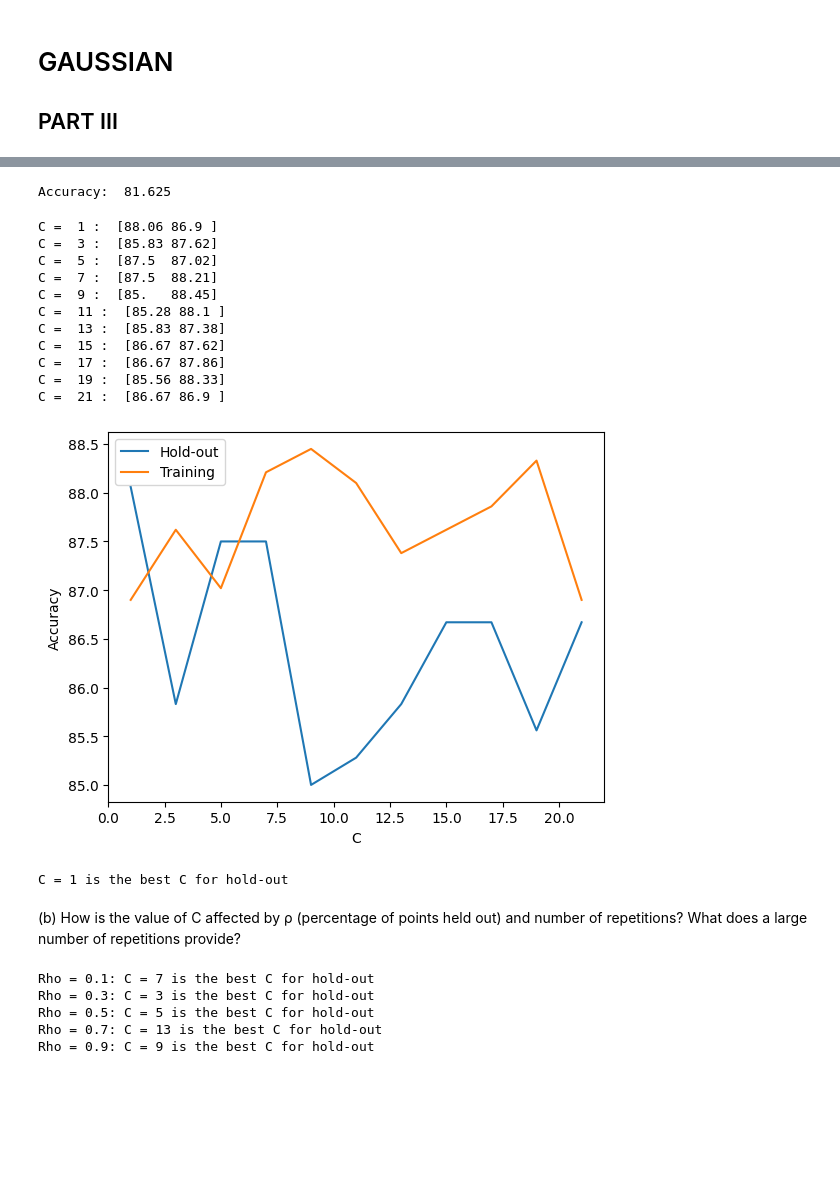
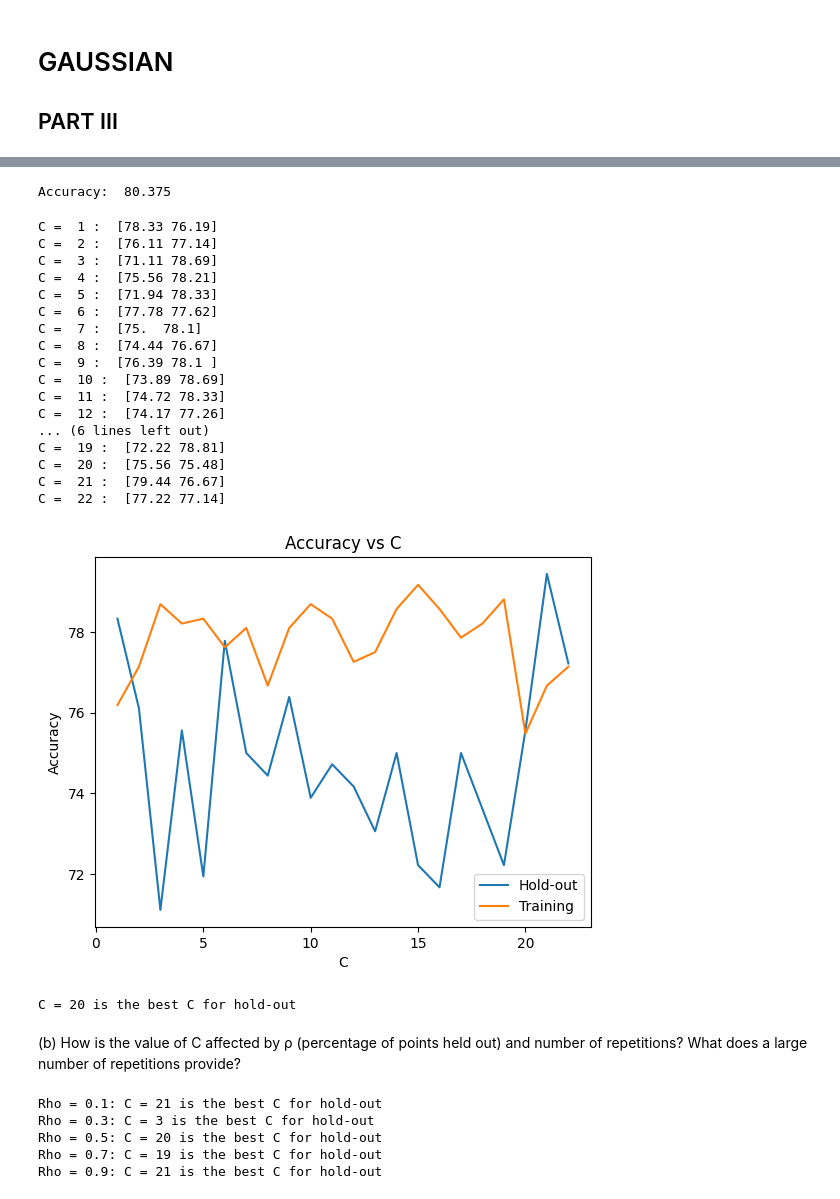
Before and after one commit to DarkWake9/EE5610, a Jupyter notebook: Assignment 1 part III.ipynb, the cells around one changed output, grey strips where cells are left out. Saved outputs shown, nothing was run; the diff lists cells and outputs as text; code cells hidden in the pictures; blank space fills up the shorter version.

```diff
--- a/Assignment 1 part III.ipynb
+++ b/Assignment 1 part III.ipynb
@@ -74,19 +59,18 @@ X_test = X_test[shuffle_idx]
 Y_test = Y_test[shuffle_idx]
 # %%
 def soft_margin_SVM_fit(X, Y, C=1.0):
+    #zeta >= 1 - y_i(w^T x_i + b)
+    #MINIMIZE: 0.5*||w||^2 + C*sum(zeta_i)
 
-    n = X.shape[0] # n datapoints
     d = X.shape[1] # d dimensions
-    hinge_loss = lambda x: np.maximum(0, 1-x)
 
 
-    kernel = lambda params: 0.5*np.linalg.norm(params[:-1])**2 + C * np.sum(hinge_loss(Y * (np.dot(X, params[:-1]) - params[-1])))
+    kernel = lambda params: 0.5*np.linalg.norm(params[:-1])**2 + C * np.sum(np.maximum(0, 1 - Y * (np.matmul(X, params[:-1]) - params[-1])))
 
     return sco.minimize(kernel, np.zeros(d+1))
-    # return sco.fmin(kernel, np.ones(d+1), disp=False)
 # %%
-params = soft_margin_SVM_fit(X_train, Y_train, C = 10).x
-params = params
+params = soft_margin_SVM_fit(X_train, Y_train, C = 10)
+params = params.x
 # %%
 params
 # %% [output]
@@ -109,7 +94,7 @@ accuracy = np.count_nonzero(Y_pred == Y_test) / Y_test.shape[0]
 
 print('Accuracy: ', accuracy*100)
 # %% [output]
-Accuracy:  81.625
+Accuracy:  80.375
 # %%
 hold_out_rho = 0.3
 C = 5
@@ -139,36 +124,43 @@ def outCVSVM(X, Y, C, n_rep, hold_out_rho):
     return np.round([np.mean(hold_out_accuracy)*100, np.mean(train_accuracy)*100], 2)
 # %%
 aaa = []
-for C in range(1, 23, 2):
+for C in range(1, 23):
     svmout = outCVSVM(X_train, Y_train, C, n_rep, hold_out_rho)
     print("C = ", C, ": ", svmout)
     aaa.append(svmout)
 # %% [output]
-C =  1 :  [88.06 86.9 ]
-C =  3 :  [85.83 87.62]
-C =  5 :  [87.5  87.02]
-C =  7 :  [87.5  88.21]
-C =  9 :  [85.   88.45]
-C =  11 :  [85.28 88.1 ]
-C =  13 :  [85.83 87.38]
-C =  15 :  [86.67 87.62]
-C =  17 :  [86.67 87.86]
-C =  19 :  [85.56 88.33]
-C =  21 :  [86.67 86.9 ]
+C =  1 :  [78.33 76.19]
+C =  2 :  [76.11 77.14]
+C =  3 :  [71.11 78.69]
+C =  4 :  [75.56 78.21]
+C =  5 :  [71.94 78.33]
+C =  6 :  [77.78 77.62]
+C =  7 :  [75.  78.1]
+C =  8 :  [74.44 76.67]
+C =  9 :  [76.39 78.1 ]
+C =  10 :  [73.89 78.69]
+C =  11 :  [74.72 78.33]
+C =  12 :  [74.17 77.26]
+... (6 lines left out)
+C =  19 :  [72.22 78.81]
+C =  20 :  [75.56 75.48]
+C =  21 :  [79.44 76.67]
+C =  22 :  [77.22 77.14]
 # %%
-plt.plot(range(1, 23, 2), [x[0] for x in aaa], label="Hold-out")
-plt.plot(range(1, 23, 2), [x[1] for x in aaa], label="Training")
+plt.plot(range(1, 23), [x[0] for x in aaa], label="Hold-out")
+plt.plot(range(1, 23), [x[1] for x in aaa], label="Training")
 plt.xlabel("C")
 plt.ylabel("Accuracy")
+plt.title("Accuracy vs C")
 plt.legend()
 plt.show()
 # %% [output]
-[figure, old version]
+[figure, new version]
 # %%
-C_best = np.argmax([x[0] for x in aaa])*2+1
+C_best = np.argmax([x[0] for x in aaa])
 print('C =', C_best, 'is the best C for hold-out')
 # %% [output]
-C = 1 is the best C for hold-out
+C = 20 is the best C for hold-out
 # %% [markdown]
 (b) How is the value of C affected by ρ (percentage of points held out) and number of
 repetitions? What does a large number of repetitions provide?
@@ -178,17 +170,17 @@ best_C = []
 for rho in [0.1, 0.3, 0.5, 0.7, 0.9]:
     # print("rho = ", rho, ": ", outCVSVM(X_train, Y_train, 5, 10, rho))
     aaa = []
-    for C in range(1, 23, 2):
+    for C in range(1, 23):
         svmout = outCVSVM(X_train, Y_train, C, n_rep, hold_out_rho)
         aaa.append(svmout)
-    best_C.append(np.argmax([x[0] for x in aaa])*2+1)
-    print('Rho = ' + str(rho) + ': C =', np.argmax([x[0] for x in aaa])*2+1, 'is the best C for hold-out')
+    best_C.append(np.argmax([x[0] for x in aaa]))
+    print('Rho = ' + str(rho) + ': C =', np.argmax([x[0] for x in aaa]), 'is the best C for hold-out')
 # %% [output]
-Rho = 0.1: C = 7 is the best C for hold-out
+Rho = 0.1: C = 21 is the best C for hold-out
 Rho = 0.3: C = 3 is the best C for hold-out
-Rho = 0.5: C = 5 is the best C for hold-out
-Rho = 0.7: C = 13 is the best C for hold-out
-Rho = 0.9: C = 9 is the best C for hold-out
+Rho = 0.5: C = 20 is the best C for hold-out
+Rho = 0.7: C = 19 is the best C for hold-out
+Rho = 0.9: C = 21 is the best C for hold-out
 # %%
 plt.plot([0.1, 0.3, 0.5, 0.7, 0.9], best_C)
 plt.xlabel("$\\rho$")
```
Also changed, not shown: parts of 16 cells of this notebook.
